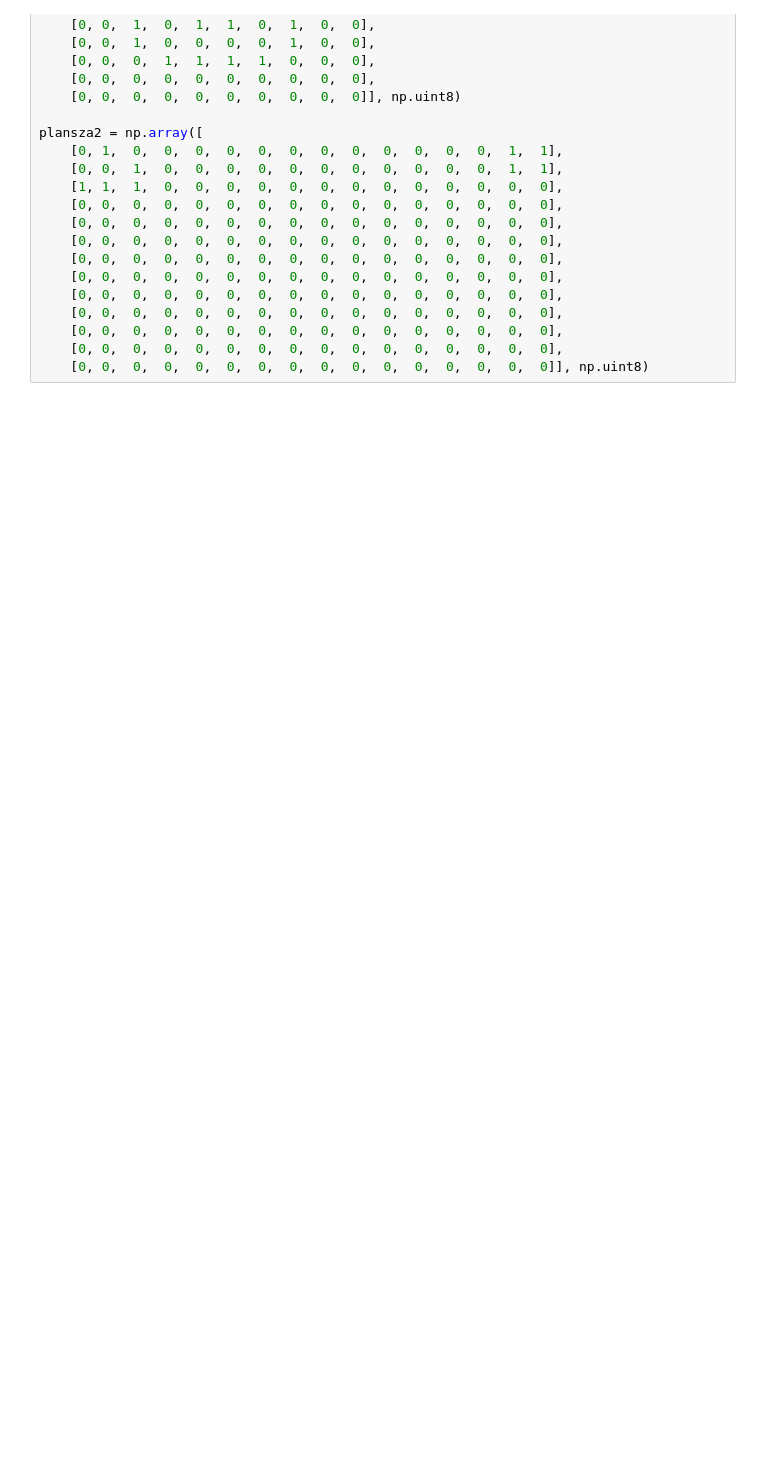
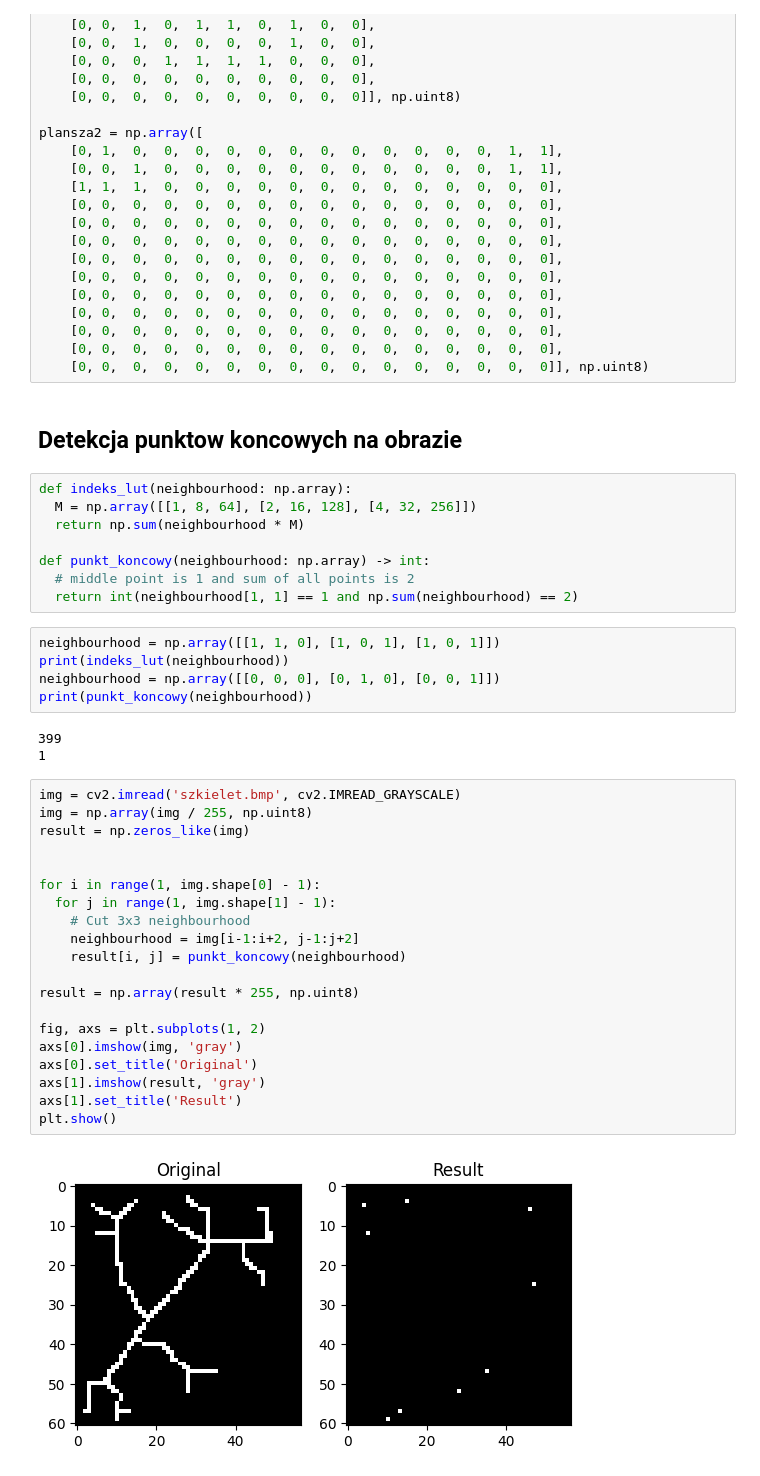
Before and after one commit to lursz/DigitalImageProcessing-Course, a Jupyter notebook: lab10/10_morphology_hw.ipynb, the cells around one changed output. Drawn from its saved outputs; the diff is of its cells as text; blank space fills up the shorter version.

```diff
--- a/lab10/10_morphology_hw.ipynb
+++ b/lab10/10_morphology_hw.ipynb
@@ -82,3 +82,43 @@ plansza2 = np.array([
     [0,	0,	0,	0,	0,	0,	0,	0,	0,	0,	0,	0,	0,	0,	0,	0],
     [0,	0,	0,	0,	0,	0,	0,	0,	0,	0,	0,	0,	0,	0,	0,	0],
     [0,	0,	0,	0,	0,	0,	0,	0,	0,	0,	0,	0,	0,	0,	0,	0]], np.uint8)
+# %% [markdown]
+## Detekcja punktow koncowych na obrazie
+# %%
+def indeks_lut(neighbourhood: np.array):
+  M = np.array([[1, 8, 64], [2, 16, 128], [4, 32, 256]])
+  return np.sum(neighbourhood * M)
+
+def punkt_koncowy(neighbourhood: np.array) -> int:
+  # middle point is 1 and sum of all points is 2
+  return int(neighbourhood[1, 1] == 1 and np.sum(neighbourhood) == 2)
+# %%
+neighbourhood = np.array([[1, 1, 0], [1, 0, 1], [1, 0, 1]])
+print(indeks_lut(neighbourhood))
+neighbourhood = np.array([[0, 0, 0], [0, 1, 0], [0, 0, 1]])
+print(punkt_koncowy(neighbourhood))
+# %% [output]
+399
+1
+# %%
+img = cv2.imread('szkielet.bmp', cv2.IMREAD_GRAYSCALE)
+img = np.array(img / 255, np.uint8)
+result = np.zeros_like(img)
+
+
+for i in range(1, img.shape[0] - 1):
+  for j in range(1, img.shape[1] - 1):
+    # Cut 3x3 neighbourhood
+    neighbourhood = img[i-1:i+2, j-1:j+2]
+    result[i, j] = punkt_koncowy(neighbourhood)
+
+result = np.array(result * 255, np.uint8)
+
+fig, axs = plt.subplots(1, 2)
+axs[0].imshow(img, 'gray')
+axs[0].set_title('Original')
+axs[1].imshow(result, 'gray')
+axs[1].set_title('Result')
+plt.show()
+# %% [output]
+[figure, added]
```
Also changed, not shown: parts of 6 cells of this notebook.
